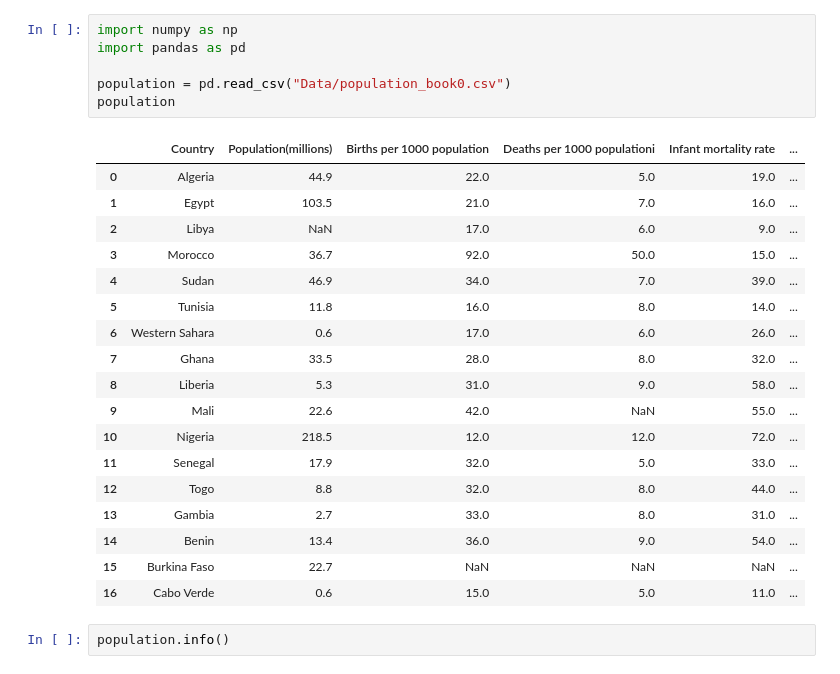
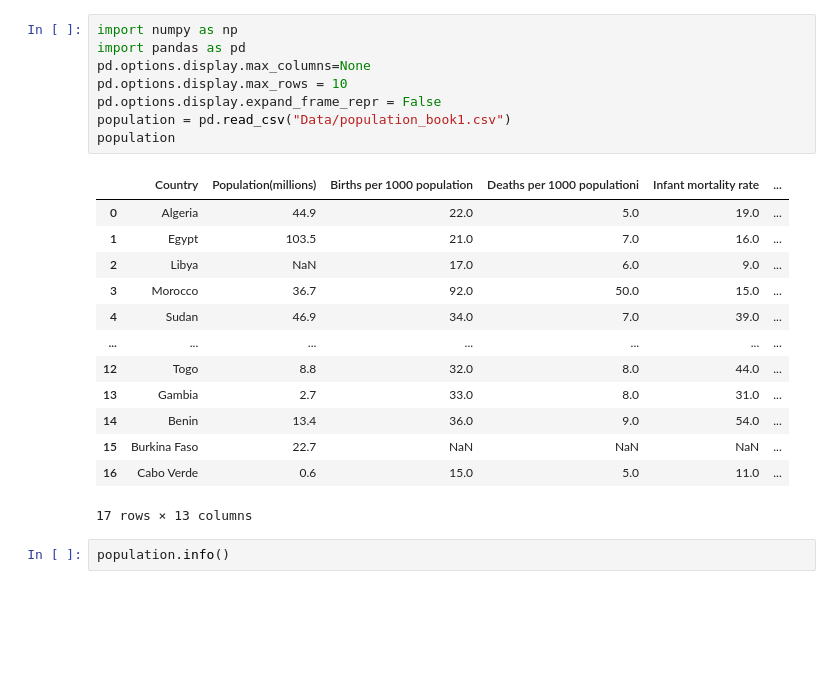
Before and after one commit to BIMSangDQ/BTVN, a Jupyter notebook: 221118_BT_Sangdq.ipynb, the cells around one changed output. Drawn from its saved outputs; the diff is of its cells as text; blank space fills up the shorter version.

```diff
--- a/221118_BT_Sangdq.ipynb
+++ b/221118_BT_Sangdq.ipynb
@@ -1,28 +1,25 @@
 # %%
 import numpy as np
 import pandas as pd
-
-population = pd.read_csv("Data/population_book0.csv")
+pd.options.display.max_columns=None
+pd.options.display.max_rows = 10
+pd.options.display.expand_frame_repr = False
+population = pd.read_csv("Data/population_book1.csv")
 population
 # %% [output]
 |  | Country | Population(millions) | Births per 1000 population | Deaths per 1000 populationi | Infant mortality rate | ... |
 | 0 | Algeria | 44.9 | 22.0 | 5.0 | 19.0 | ... |
 | 1 | Egypt | 103.5 | 21.0 | 7.0 | 16.0 | ... |
 | 2 | Libya | NaN | 17.0 | 6.0 | 9.0 | ... |
 | 3 | Morocco | 36.7 | 92.0 | 50.0 | 15.0 | ... |
 | 4 | Sudan | 46.9 | 34.0 | 7.0 | 39.0 | ... |
-| 5 | Tunisia | 11.8 | 16.0 | 8.0 | 14.0 | ... |
-| 6 | Western Sahara | 0.6 | 17.0 | 6.0 | 26.0 | ... |
-| 7 | Ghana | 33.5 | 28.0 | 8.0 | 32.0 | ... |
-| 8 | Liberia | 5.3 | 31.0 | 9.0 | 58.0 | ... |
-| 9 | Mali | 22.6 | 42.0 | NaN | 55.0 | ... |
-| 10 | Nigeria | 218.5 | 12.0 | 12.0 | 72.0 | ... |
-| 11 | Senegal | 17.9 | 32.0 | 5.0 | 33.0 | ... |
+| ... | ... | ... | ... | ... | ... | ... |
 | 12 | Togo | 8.8 | 32.0 | 8.0 | 44.0 | ... |
 | 13 | Gambia | 2.7 | 33.0 | 8.0 | 31.0 | ... |
 | 14 | Benin | 13.4 | 36.0 | 9.0 | 54.0 | ... |
 | 15 | Burkina Faso | 22.7 | NaN | NaN | NaN | ... |
 | 16 | Cabo Verde | 0.6 | 15.0 | 5.0 | 11.0 | ... |
+17 rows × 13 columns
 # %%
 population.info()
 # %% [output]
```
Also changed, not shown: parts of 4 cells of this notebook, 51 other files.
